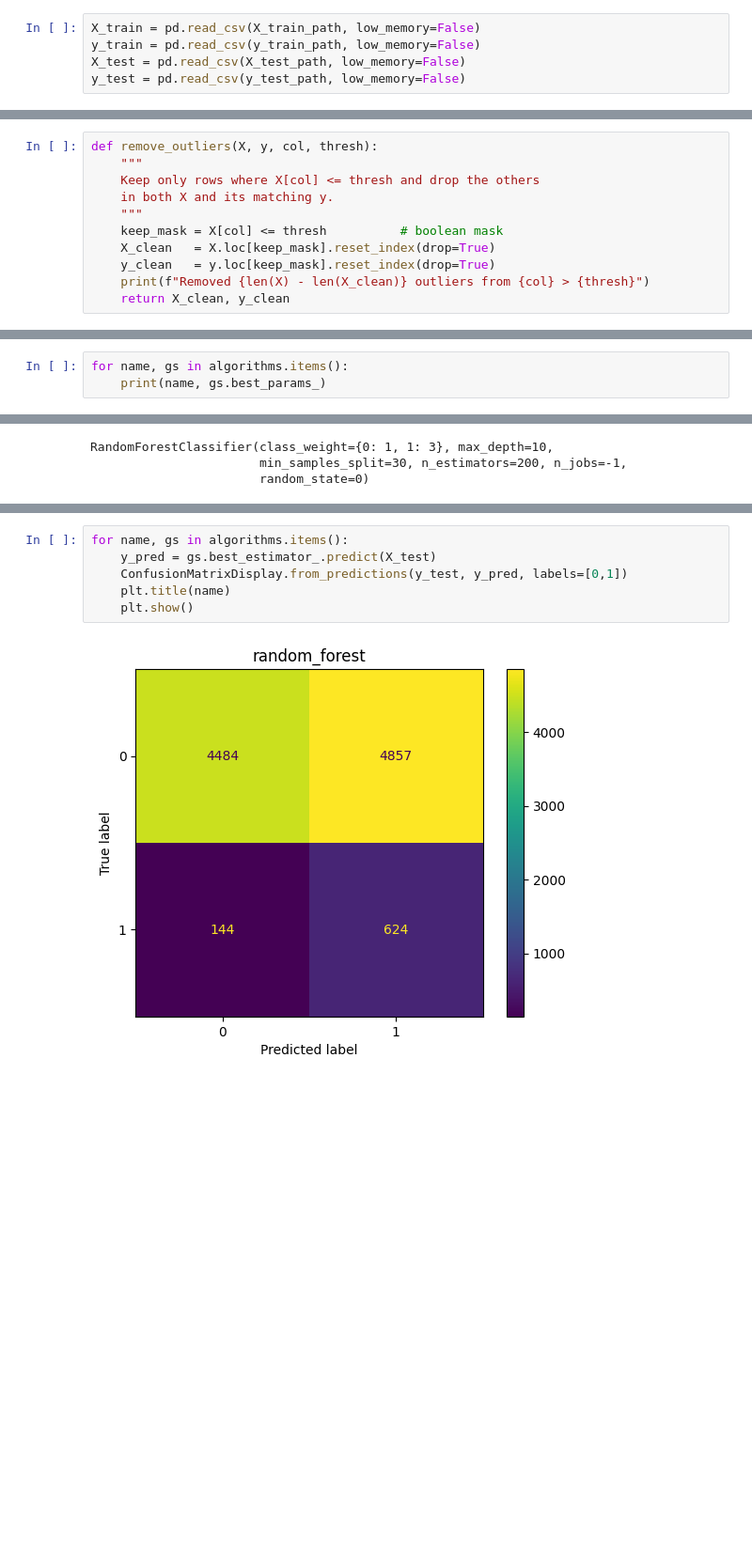
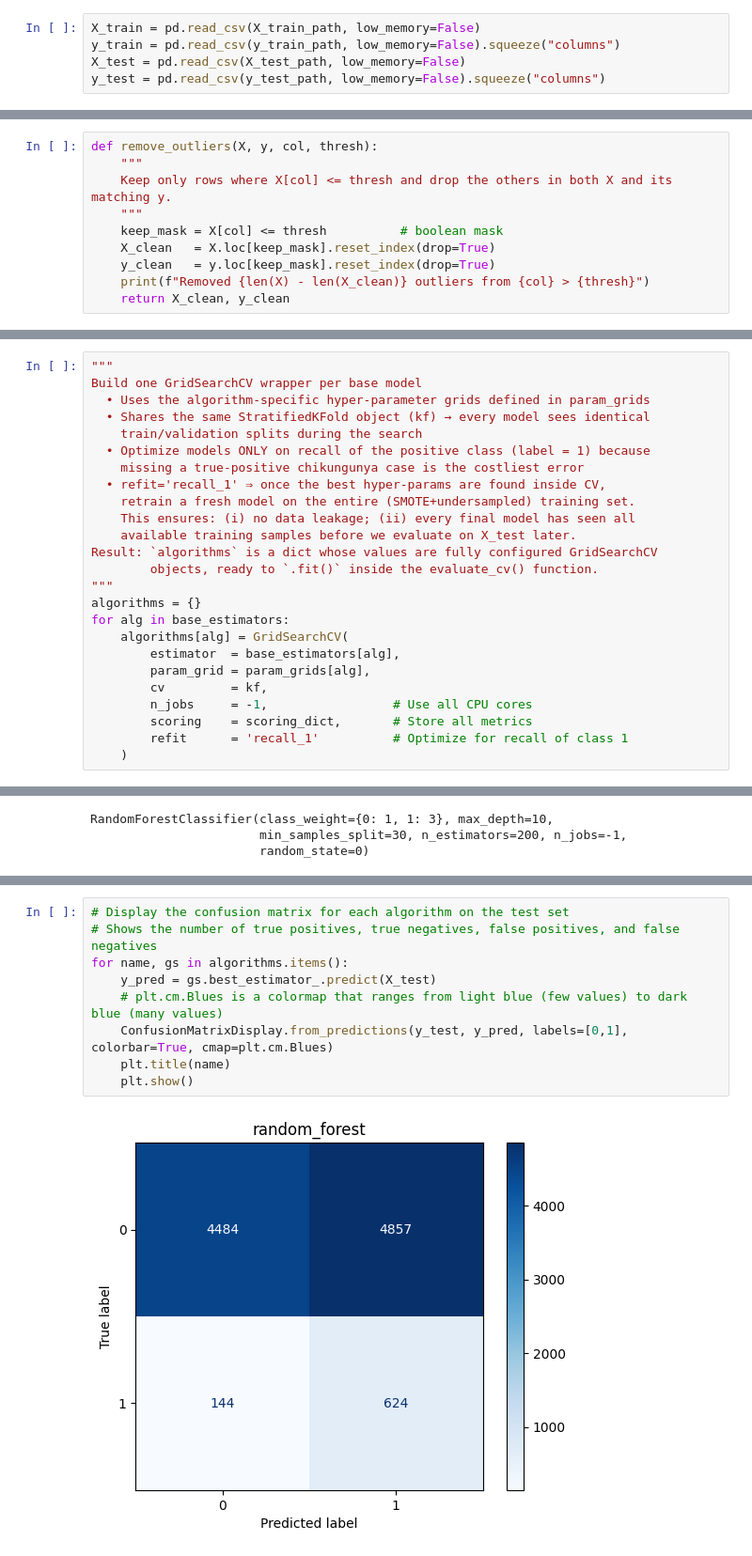
Before and after one commit to PietroGolfeto/DataSUS-Chikungunya-ML, a Jupyter notebook: data-training/training.ipynb, the cells around one changed output, grey strips where cells are left out. Shown at 94% size. Saved outputs shown, nothing was run; the diff lists cells and outputs as text; blank space fills up the shorter version.

Commit message:
Refactor CV and test code, fix warnings, add comments, fix dataframes

```diff
--- a/data-training/training.ipynb
+++ b/data-training/training.ipynb
@@ -68,9 +69,9 @@ X_test_path = os.path.expanduser(path['X_test_path'])
 y_test_path = os.path.expanduser(path['y_test_path'])
 # %%
 X_train = pd.read_csv(X_train_path, low_memory=False)
-y_train = pd.read_csv(y_train_path, low_memory=False)
+y_train = pd.read_csv(y_train_path, low_memory=False).squeeze("columns")
 X_test = pd.read_csv(X_test_path, low_memory=False)
-y_test = pd.read_csv(y_test_path, low_memory=False)
+y_test = pd.read_csv(y_test_path, low_memory=False).squeeze("columns")
 # %%
 X_train.head()
 # %% [output]
@@ -136,8 +138,7 @@ X_train, X_test = impute_missing(X_train, X_test, n_neighbors=3)
 # %%
 def remove_outliers(X, y, col, thresh):
     """
-    Keep only rows where X[col] <= thresh and drop the others
-    in both X and its matching y.
+    Keep only rows where X[col] <= thresh and drop the others in both X and its matching y.
     """
     keep_mask = X[col] <= thresh          # boolean mask
     X_clean   = X.loc[keep_mask].reset_index(drop=True)
@@ -271,2 +279,27 @@ for alg in base_estimators:
+# %%
+"""
+Build one GridSearchCV wrapper per base model
+  • Uses the algorithm-specific hyper-parameter grids defined in param_grids
+  • Shares the same StratifiedKFold object (kf) → every model sees identical
+    train/validation splits during the search
+  • Optimize models ONLY on recall of the positive class (label = 1) because
+    missing a true-positive chikungunya case is the costliest error
+  • refit='recall_1' ⇒ once the best hyper-params are found inside CV,
+    retrain a fresh model on the entire (SMOTE+undersampled) training set.
+    This ensures: (i) no data leakage; (ii) every final model has seen all
+    available training samples before we evaluate on X_test later.
+Result: `algorithms` is a dict whose values are fully configured GridSearchCV
+        objects, ready to `.fit()` inside the evaluate_cv() function.
+"""
+algorithms = {}
+for alg in base_estimators:
+    algorithms[alg] = GridSearchCV(
+        estimator  = base_estimators[alg],
+        param_grid = param_grids[alg],
+        cv         = kf,
+        n_jobs     = -1,                 # Use all CPU cores
+        scoring    = scoring_dict,       # Store all metrics
+        refit      = 'recall_1'          # Optimize for recall of class 1
+    )
 # %%
 def evaluate_cv(X_train, y_train):
@@ -454,6 +487,3 @@ regressão logística: pesos 3 na classe 1 ficou melhor pois priorizamos o recal
 KNN usou numero de vizinhos = 3, distância Euclidiana e pesos proporcionais à distância como melhor modelo da busca em grade
 
 comentar tradeoff entre precison e recall (exemplo random_forest e knn invertem)
-# %%
-for name, gs in algorithms.items():
-    print(name, gs.best_params_)
@@ -533,8 +569,11 @@ prc_0        0.968885             0.977297  0.948271
 # %%
+# Display the confusion matrix for each algorithm on the test set
+# Shows the number of true positives, true negatives, false positives, and false negatives
 for name, gs in algorithms.items():
     y_pred = gs.best_estimator_.predict(X_test)
-    ConfusionMatrixDisplay.from_predictions(y_test, y_pred, labels=[0,1])
+    # plt.cm.Blues is a colormap that ranges from light blue (few values) to dark blue (many values)
+    ConfusionMatrixDisplay.from_predictions(y_test, y_pred, labels=[0,1], colorbar=True, cmap=plt.cm.Blues)
     plt.title(name)
     plt.show()
 # %% [output]
-[figure, old version]
+[figure, new version]
```
Also changed, not shown: parts of 26 cells of this notebook, 1 other file.
